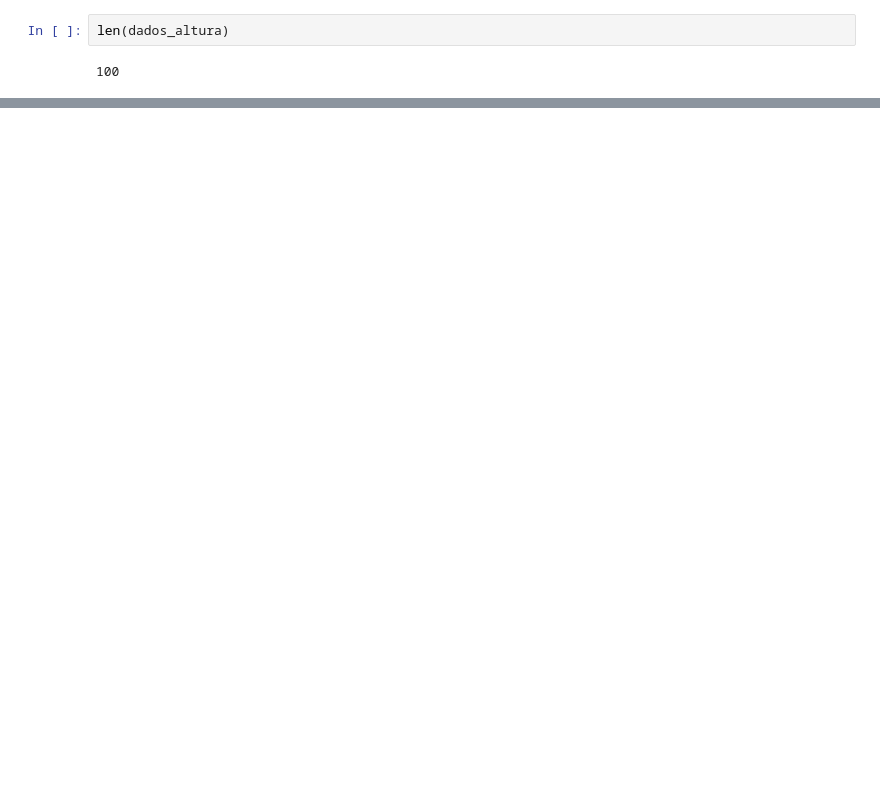
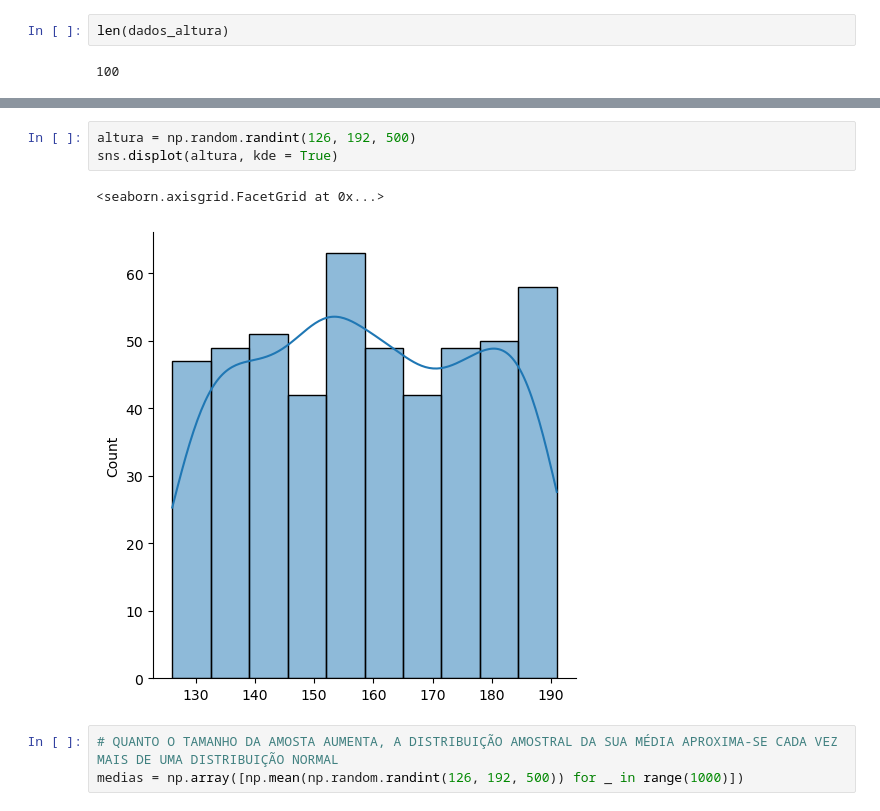
Before and after one commit to GabCosNev/Machine-Learning-Random, a Jupyter notebook: Distribuições/Normal.ipynb, the cells around one changed output, grey strips where cells are left out. Saved outputs shown, nothing was run; the diff lists cells and outputs as text; blank space fills up the shorter version.

```diff
--- a/Distribuições/Normal.ipynb
+++ b/Distribuições/Normal.ipynb
@@ -76,0 +77,9 @@ sns.displot(dados_altura, kde= True)
+# %%
+altura = np.random.randint(126, 192, 500)
+sns.displot(altura, kde = True)
+# %% [output]
+<seaborn.axisgrid.FacetGrid at 0x...>
+[figure, added]
+# %%
+# QUANTO O TAMANHO DA AMOSTA AUMENTA, A DISTRIBUIÇÃO AMOSTRAL DA SUA MÉDIA APROXIMA-SE CADA VEZ MAIS DE UMA DISTRIBUIÇÃO NORMAL
+medias = np.array([np.mean(np.random.randint(126, 192, 500)) for _ in range(1000)])
```
Also changed, not shown: parts of 5 cells of this notebook.
